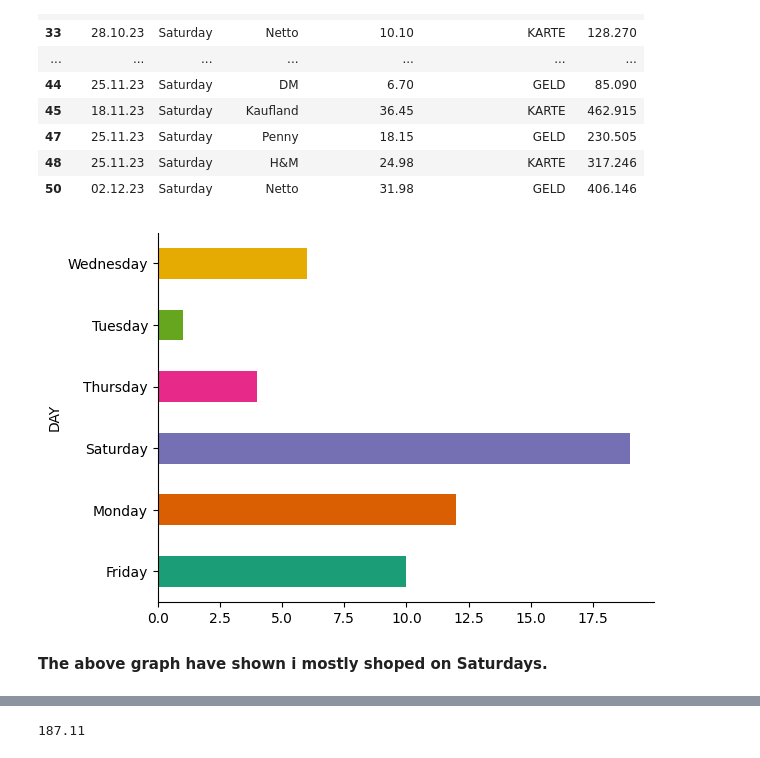
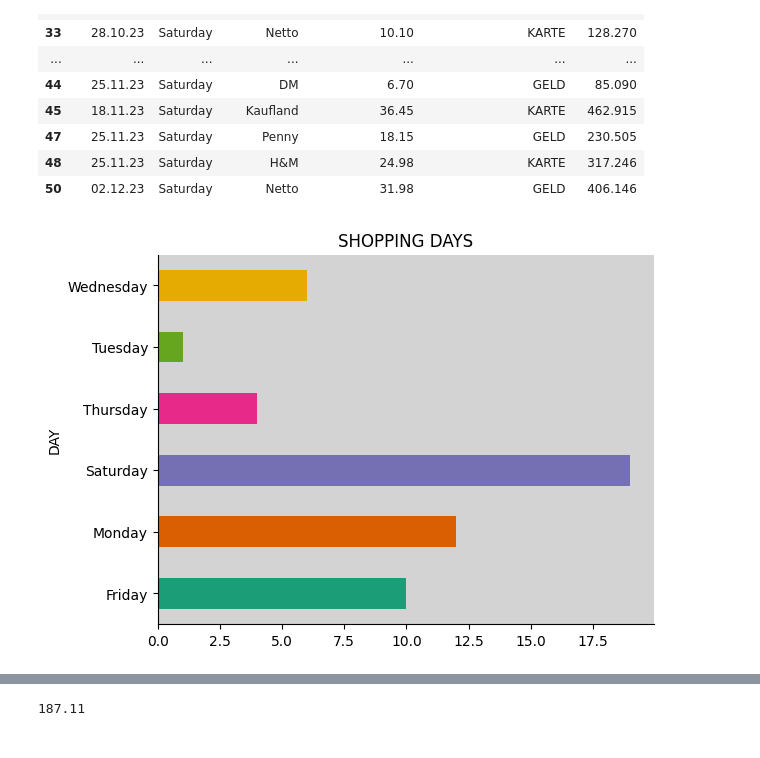
Before and after one commit to ikwabia/Analysing_mydata, a Jupyter notebook: Purchase_analysis.ipynb, the cells around one changed output, grey strips where cells are left out. Drawn from its saved outputs; the diff is of its cells as text; code cells hidden in the pictures.

```diff
--- a/Purchase_analysis.ipynb
+++ b/Purchase_analysis.ipynb
@@ -246,9 +260,10 @@ data[data['DAY']== 'Saturday']
 # %%
 from matplotlib import pyplot as plt
 import seaborn as sns
 data.groupby('DAY').size().plot(kind='barh', color=sns.palettes.mpl_palette('Dark2'))
-plt.gca().spines[['top', 'right',]].set_visible(False)
+plt.title("SHOPPING DAYS")
+plt.gca().spines[['top', 'right']].set_visible(False)
+plt.gca().set_facecolor('lightgray')
+plt.show()
 # %% [output]
-[figure, old version]
+[figure, new version]
-# %% [markdown]
-**The above graph have shown i mostly shoped on Saturdays.**
```
Also changed, not shown: parts of 26 cells of this notebook.
